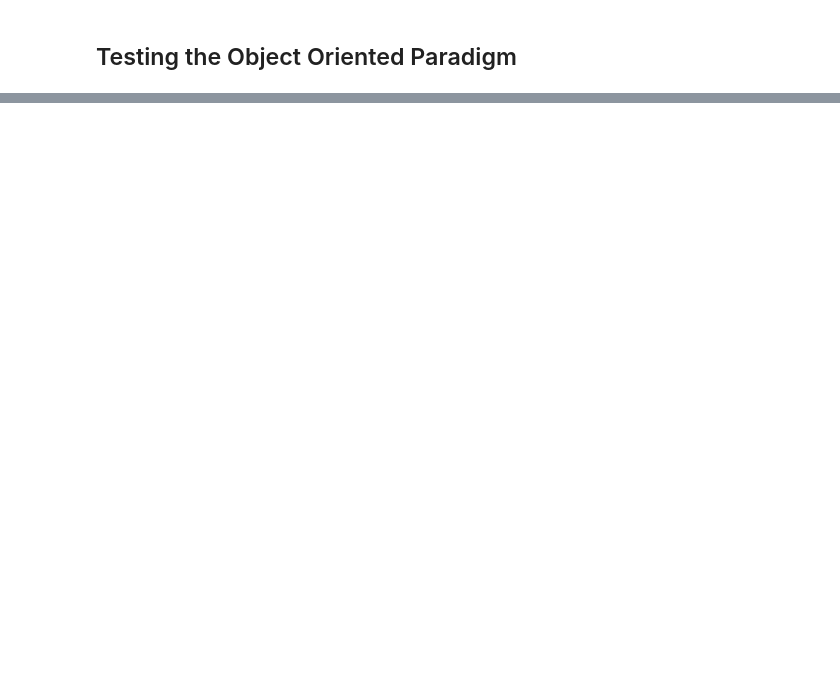
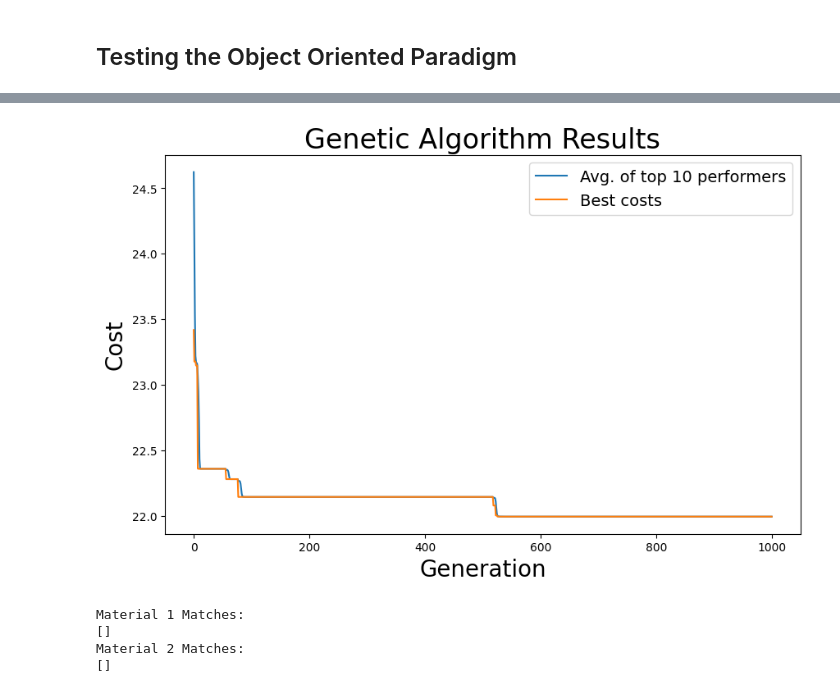
Before and after one commit to carlacupcake/hashin_shtrikman_mp, a Jupyter notebook: oop_test.ipynb, the cells around one changed output, grey strips where cells are left out. Saved outputs shown, nothing was run; the diff lists cells and outputs as text; code cells hidden in the pictures; blank space fills up the shorter version.

```diff
--- a/oop_test.ipynb
+++ b/oop_test.ipynb
@@ -209,0 +362,73 @@ mp-16290            mp-12863                                            2.5483e+
+# %%
+from ga_params_class import GAParams
+from hashin_sktrikman_class import HashinShtrikman
+from population_class import Population
+from member_class import Member
+from user_input_class import UserInput
+import json
+from user_input import MaterialProperty, Material, MixtureProperty, Mixture
+
+# Define properties for each material
+properties_mat_1 = [
+    MaterialProperty('elec_cond_300k_low_doping', 20, 1),
+    MaterialProperty('therm_cond_300k_low_doping', 0.0001, 1e-5),
+    MaterialProperty('bulk_modulus', 100, 50),
+    MaterialProperty('shear_modulus', 100, 80),
+    MaterialProperty('universal_anisotropy', 2, 1),
+]
+
+properties_mat_2 = [
+    MaterialProperty('elec_cond_300k_low_doping', 5, 2),
+    MaterialProperty('therm_cond_300k_low_doping', 0.009, 1e-4),
+    MaterialProperty('bulk_modulus', 400, 20),
+    MaterialProperty('shear_modulus', 200, 100),
+    MaterialProperty('universal_anisotropy', 2.3, 1.3),
+]
+
+# Define properties for the mixture
+properties_mixture = [
+    MixtureProperty('elec_cond_300k_low_doping', 9),
+    MixtureProperty('therm_cond_300k_low_doping', 0.007),
+    MixtureProperty('bulk_modulus', 234),
+    MixtureProperty('shear_modulus', 150),
+    MixtureProperty('universal_anisotropy', 1.5),
+]
+
+# Create Material & Mixture instances
+mat_1 = Material('mat1', properties_mat_1)
+mat_2 = Material('mat2', properties_mat_2)
+mixture = Mixture('mixture', properties_mixture)
+aggregate = [mat_1, mat_2, mixture]
+
+user_input = {}
+for entity in aggregate:
+    user_input.update(entity.as_dict())
+
+print(user_input)
+
+# Testing with subset of possible property_docs
+api_key="uJpFxJJGKCSp9s1shwg9HmDuNjCDfWbM"
+mp_contribs_project="carrier_transport"
+
+
+HS = HashinShtrikman(api_key=api_key,
+                     mp_contribs_project=mp_contribs_project,
+                    #  property_docs=property_docs,
+                    #  desired_props=desired_props,
+                     user_input=user_input,)
+
+HS.set_HS_optim_params()
+HS.print_table_of_best_designs()
+HS.plot_optimization_results()
+with open("consolidated_dict_01_31_2024_11_57_59") as f:
+    consolidated_dict = json.load(f)
+# consolidated_dict = HS.generate_consolidated_dict(total_docs=100)
+mat_1_ids, mat_2_ids = HS.get_material_matches(consolidated_dict)
+
+print("Material 1 Matches:")
+print(mat_1_ids)
+print("Material 2 Matches:")
+print(mat_2_ids)
+
+HS.get_material_match_costs(mat_1_ids=mat_1_ids, mat_2_ids=mat_2_ids, consolidated_dict=consolidated_dict)
+# %% [output]
@@ -209,0 +452,5 @@ mp-16290            mp-12863                                            2.5483e+
+[figure, added]
+Material 1 Matches:
+[]
+Material 2 Matches:
+[]
```
Also changed, not shown: parts of 15 cells of this notebook, 6 other files.
